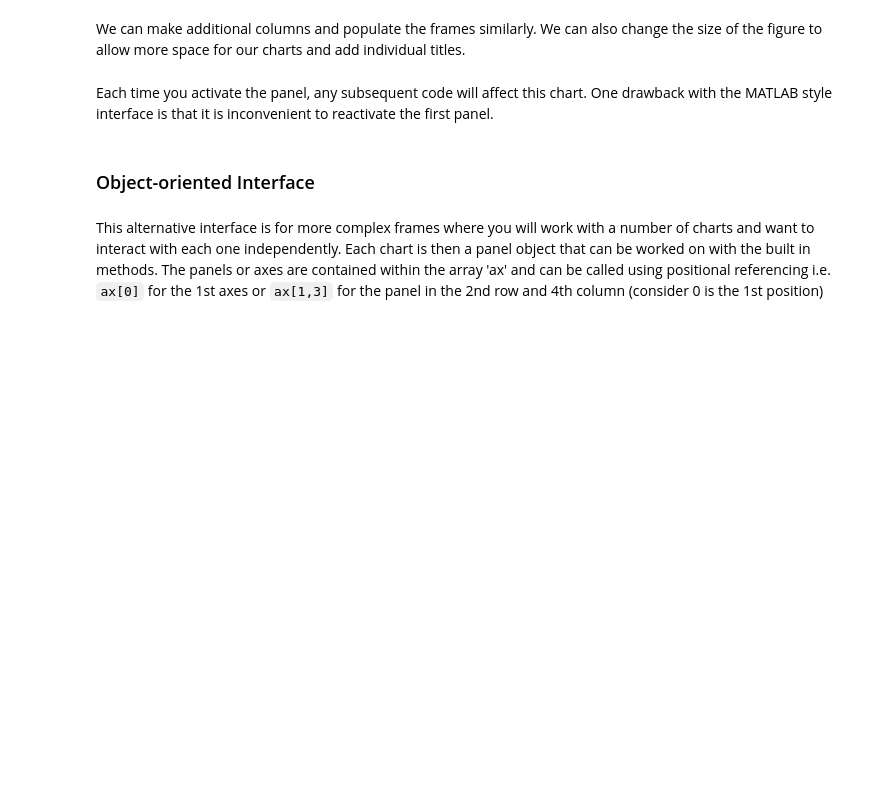
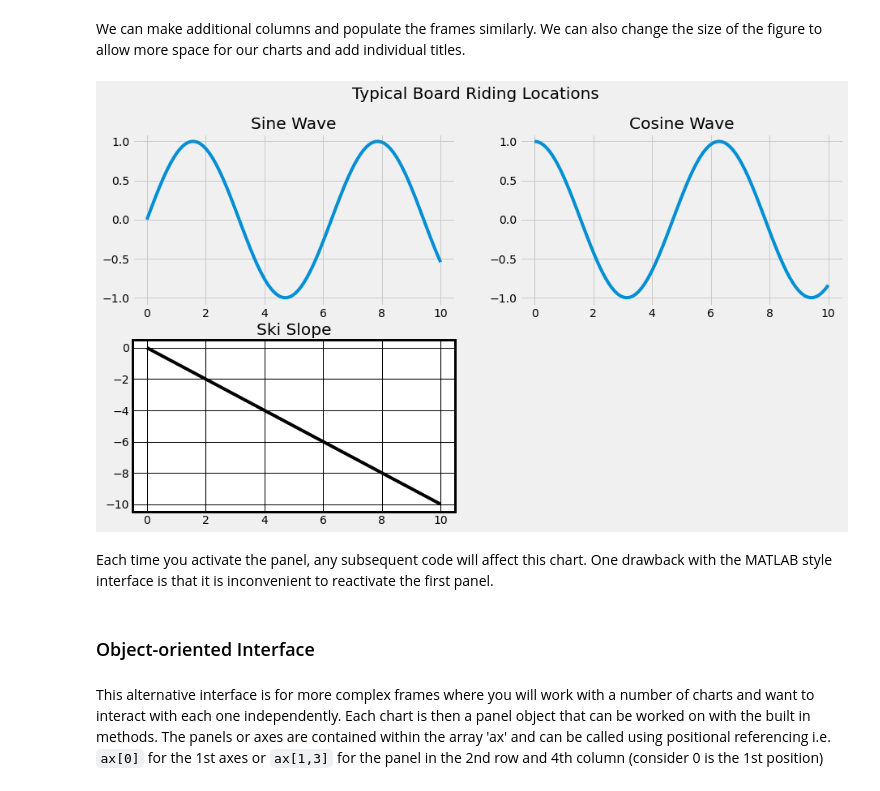
Before and after one commit to SabrinaPau/05_intro-matplotlib, a Jupyter notebook: notebooks/1_Intro_to_matplotlib.ipynb, the cells around one changed output. Cells and saved outputs as stored; diff of their text form; code cells hidden in the pictures; blank space fills up the shorter version.

Commit message:
added work on dual access plot

```diff
--- a/notebooks/1_Intro_to_matplotlib.ipynb
+++ b/notebooks/1_Intro_to_matplotlib.ipynb
@@ -92,21 +102,24 @@ plt.plot(x, np.cos(x));
 # %% [markdown]
 We can make additional columns and populate the frames similarly. We can also change the size of the figure to allow more space for our charts and add individual titles.
 # %%
+x = np.linspace(0, 10, 100)
 plt.figure(figsize=(14,8))  # figsize=(float, float) : Width, height in inches
 plt.suptitle('Typical Board Riding Locations', fontsize=20) # add a super title to the container
 
 plt.subplot(2, 2, 1)
 plt.plot(x, np.sin(x))
 plt.title('Sine Wave') # add a title to the subplot
 
 plt.subplot(2, 2, 2)
 plt.plot(x, np.cos(x))
 plt.title('Cosine Wave')
 
 with plt.style.context('grayscale'): #using a different style for this subplot
     plt.subplot(2, 2, 3)
     plt.plot(x, -1*x)
     plt.title('Ski Slope');
+# %% [output]
+[figure, added]
 # %% [markdown]
 Each time you activate the panel, any subsequent code will affect this chart. One drawback with the MATLAB style interface is that it is inconvenient to reactivate the first panel.
 # %% [markdown]
```
Also changed, not shown: parts of 20 cells of this notebook.
